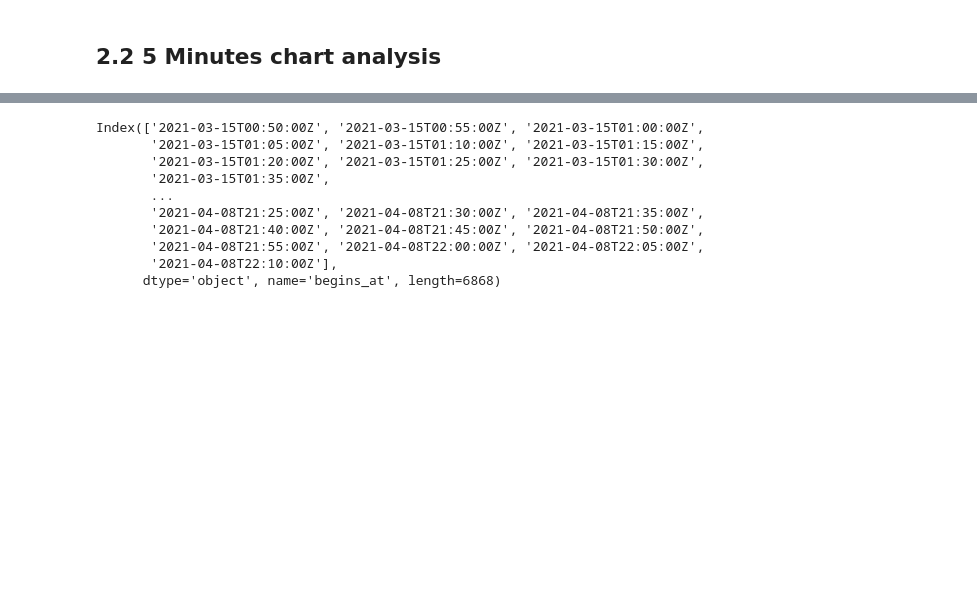
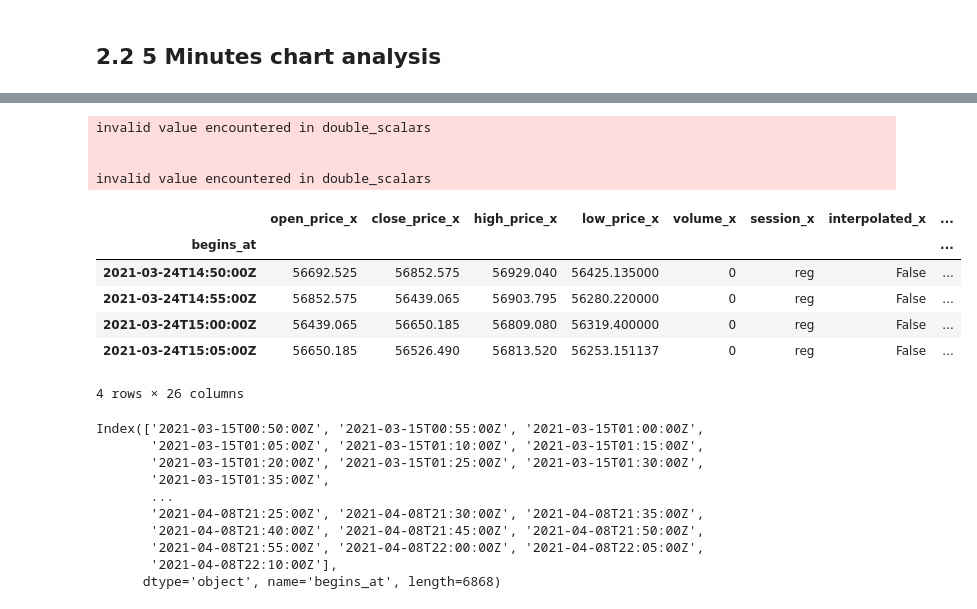
Before and after one commit to wcAlex/Stock-Analysis, a Jupyter notebook: analysis/notebooks/Trend Indicator.ipynb, the cells around one changed output, grey strips where cells are left out. Saved outputs shown, nothing was run; the diff lists cells and outputs as text; code cells hidden in the pictures; blank space fills up the shorter version.

```diff
--- a/analysis/notebooks/Trend Indicator.ipynb
+++ b/analysis/notebooks/Trend Indicator.ipynb
@@ -120,3 +120,0 @@ df_5min.shape
-# %%
-df_5min["premium"] = (df_5min["gbtc_open_price"] - df_5min["nav_open_price"]) / df_5min["nav_open_price"]
-df_5min["premium"].dropna()
@@ -137,3 +121,30 @@ Name: premium, Length: 1186, dtype: float64
+# %%
+df_5min["premium_high"] = (df_5min["gbtc_high_price"] - df_5min["nav_high_price"]) / df_5min["nav_high_price"]
+df_5min["premium_high"].dropna()
+df_5min["premium_low"] = (df_5min["gbtc_low_price"] - df_5min["nav_low_price"]) / df_5min["nav_low_price"]
+df_5min["premium_low"].dropna()
+df_5min["premium_close"] = (df_5min["gbtc_close_price"] - df_5min["nav_close_price"]) / df_5min["nav_close_price"]
+df_5min["premium_close"].dropna()
+
+# Calculate ADX
+adxI = ADXIndicator(df_5min['premium_high'], df_5min['premium_low'], df_5min['premium_close'], 14, False)
+df_5min['pos_directional_indicator'] = adxI.adx_pos()
+df_5min['neg_directional_indicator'] = adxI.adx_neg()
+df_5min['adx'] = adxI.adx()
+
+df_5min[:4]
+# %% [output]
+invalid value encountered in double_scalars
+
+
+invalid value encountered in double_scalars
+|  | open_price_x | close_price_x | high_price_x | low_price_x | volume_x | session_x | interpolated_x | ... |
+| begins_at |  |  |  |  |  |  |  | ... |
+| 2021-03-24T14:50:00Z | 56692.525 | 56852.575 | 56929.040 | 56425.135000 | 0 | reg | False | ... |
+| 2021-03-24T14:55:00Z | 56852.575 | 56439.065 | 56903.795 | 56280.220000 | 0 | reg | False | ... |
+| 2021-03-24T15:00:00Z | 56439.065 | 56650.185 | 56809.080 | 56319.400000 | 0 | reg | False | ... |
+| 2021-03-24T15:05:00Z | 56650.185 | 56526.490 | 56813.520 | 56253.151137 | 0 | reg | False | ... |
+4 rows × 26 columns
 # %%
 # Try use plotly for interactive graph
 
```
Also changed, not shown: parts of 8 cells of this notebook, 2 other files.
